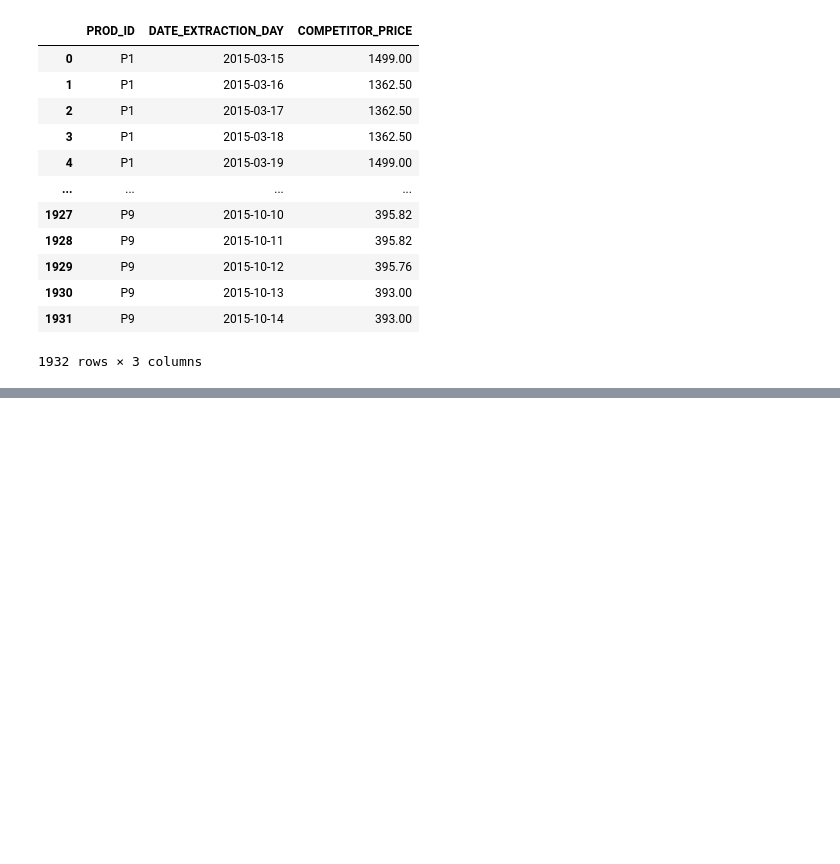
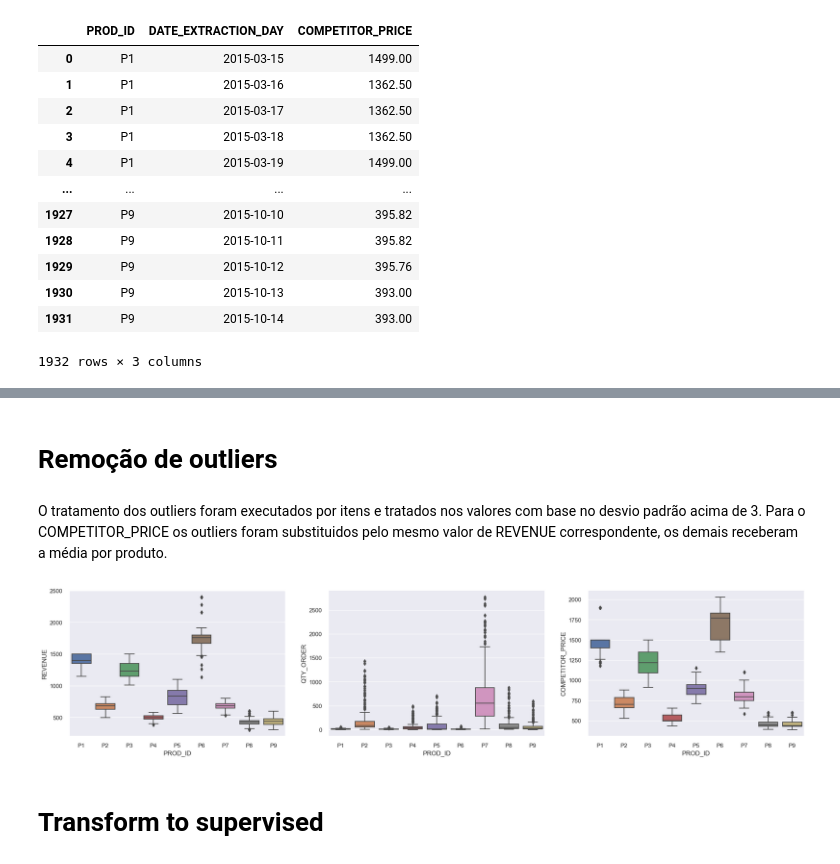
Before and after one commit to ErycM/americana_project, a Jupyter notebook: model copy.ipynb, the cells around one changed output, grey strips where cells are left out. Drawn from its saved outputs; the diff is of its cells as text; code cells hidden in the pictures; blank space fills up the shorter version.

```diff
--- a/model copy.ipynb
+++ b/model copy.ipynb
@@ -527,5 +117,0 @@ df[['DATE_ORDER', 'REVENUE']]
-# %%
-m = Prophet()
-p = df[['DATE_ORDER', 'REVENUE']].rename(columns={'DATE_ORDER': 'ds', 'REVENUE': 'y'})
-
-m.fit(p.loc[df['PROD_ID'] == "P1"])
@@ -632,0 +135,35 @@ results_dict = model.get_ml_dict()
+# %% [markdown]
+# Remoção de outliers
+# %% [markdown]
+O tratamento dos outliers foram executados por itens e tratados nos valores com base no desvio padrão acima de 3. Para o COMPETITOR_PRICE os outliers foram substituidos pelo mesmo valor de REVENUE correspondente, os demais receberam a média por produto.
+# %%
+base = 'PROD_ID'
+
+for b in df[base].unique():
+    n = df["REVENUE"].loc[df[base] == b]
+    n,m = n[np.abs(zscore(n)) > 3].index, 'REVENUE'
+    if len(n):
+        for i in n:
+            df.at[int(i),m] = df['REVENUE'].loc[df[base] == b].mean()
+
+    n = df["QTY_ORDER"].loc[df[base] == b]
+    n,m = n[np.abs(zscore(n)) > 3].index, 'QTY_ORDER'
+    if len(n):
+        for i in n:
+            df.at[int(i),m] = df['QTY_ORDER'].loc[df[base] == b].mean()
+
+    n,m = df['COMPETITOR_PRICE'].loc[(np.isnan(df['COMPETITOR_PRICE'])) & (df[base] == b)].index, 'COMPETITOR_PRICE'
+    if len(n):
+        for i in n:
+            df.at[int(i),m] = df['REVENUE'].iloc[int(i)]
+# %%
+fig, ax = plt.subplots(nrows=1, ncols=3, figsize=(25,5))
+
+sns.boxplot(data=df, x='PROD_ID', y='REVENUE', ax=ax[0])
+sns.boxplot(data=df, x='PROD_ID', y='QTY_ORDER', ax=ax[1])
+sns.boxplot(data=df, x='PROD_ID', y='COMPETITOR_PRICE', ax=ax[2])
+plt.show()
+# %% [output]
+[figure, added]
+# %% [markdown]
+# Transform to supervised
```
Also changed, not shown: parts of 97 cells of this notebook, 4 other files.
